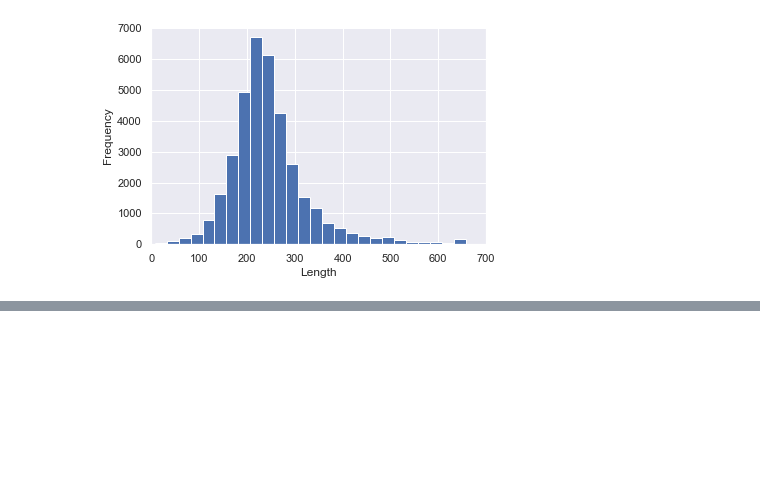
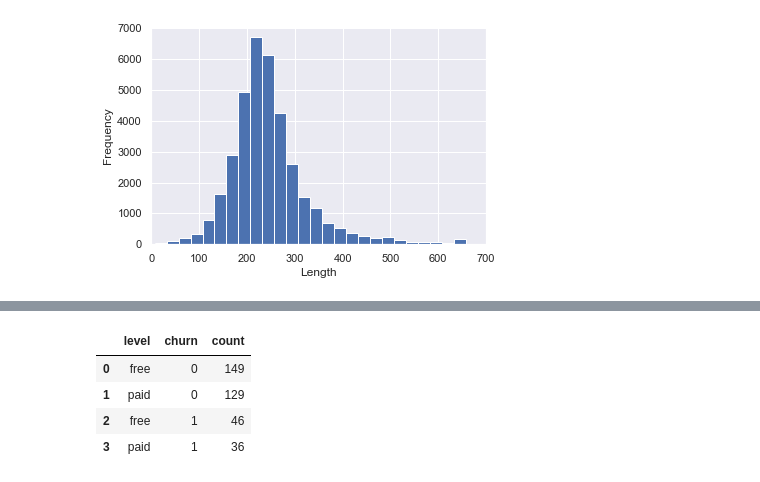
Before and after one commit to Nima-Sayyah/Sparkify, a Jupyter notebook: Sparkify.ipynb, the cells around one changed output, grey strips where cells are left out. Drawn from its saved outputs; the diff is of its cells as text; code cells hidden in the pictures; blank space fills up the shorter version.

```diff
--- a/Sparkify.ipynb
+++ b/Sparkify.ipynb
@@ -598,0 +599,10 @@ df_level.show()
+# %%
+# convert to pandas for visualisation
+df_level = df_level.toPandas()
+df_level
+# %% [output]
+|  | level | churn | count |
+| 0 | free | 0 | 149 |
+| 1 | paid | 0 | 129 |
+| 2 | free | 1 | 46 |
+| 3 | paid | 1 | 36 |
```
Also changed, not shown: parts of 27 cells of this notebook.
